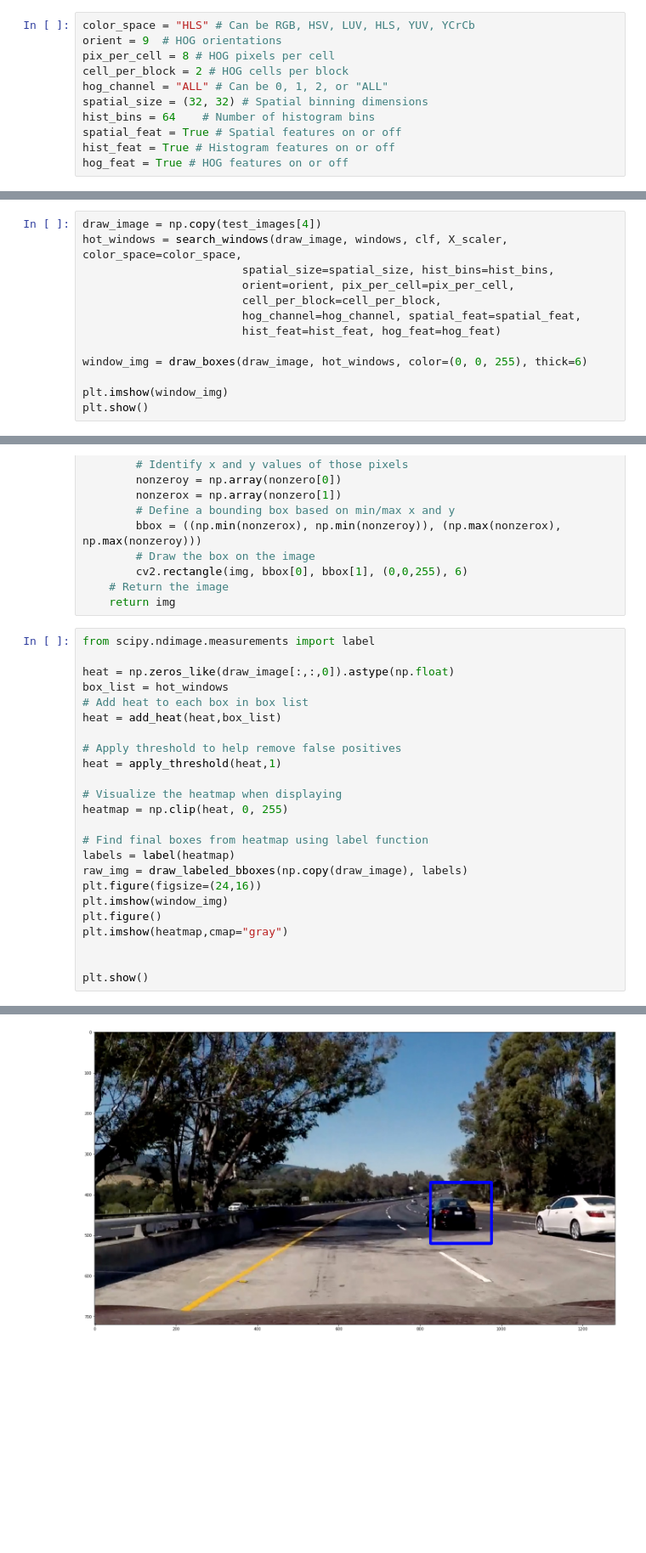
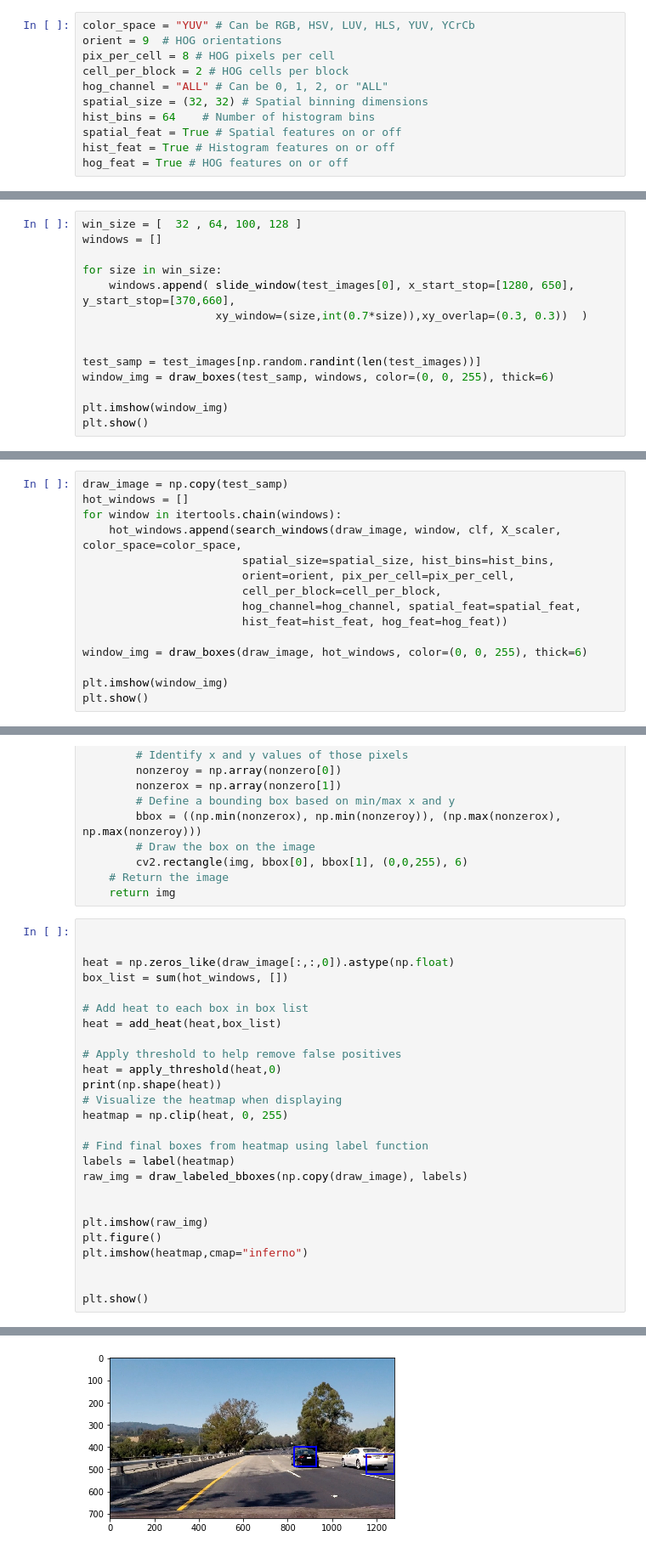
Before and after one commit to amahd/Vehicle-Detection-using-SVM-and-CV, a Jupyter notebook: project5.ipynb, the cells around one changed output, grey strips where cells are left out. Shown at 85% size. Saved outputs shown, nothing was run; the diff lists cells and outputs as text; blank space fills up the shorter version.

Commit message:
Pipeline drawing and plotting

```diff
--- a/project5.ipynb
+++ b/project5.ipynb
@@ -360,7 +332,7 @@ print(len(labels), np.shape(car_images))
 # %% [output]
 3520 (3520, 64, 64, 3)
 # %%
-color_space = "HLS" # Can be RGB, HSV, LUV, HLS, YUV, YCrCb
+color_space = "YUV" # Can be RGB, HSV, LUV, HLS, YUV, YCrCb
 orient = 9  # HOG orientations
 pix_per_cell = 8 # HOG pixels per cell
 cell_per_block = 2 # HOG cells per block
@@ -560,0 +536,14 @@ def search_windows(img, windows, clf, scaler, color_space='RGB',
+# %%
+win_size = [  32 , 64, 100, 128 ]
+windows = []
+
+for size in win_size:
+    windows.append( slide_window(test_images[0], x_start_stop=[1280, 650], y_start_stop=[370,660],
+                    xy_window=(size,int(0.7*size)),xy_overlap=(0.3, 0.3))  )
+
+
+test_samp = test_images[np.random.randint(len(test_images))]
+window_img = draw_boxes(test_samp, windows, color=(0, 0, 255), thick=6)
+
+plt.imshow(window_img)
+plt.show()
@@ -561,11 +552,13 @@ def search_windows(img, windows, clf, scaler, color_space='RGB',
 # %%
-draw_image = np.copy(test_images[4])
-hot_windows = search_windows(draw_image, windows, clf, X_scaler, color_space=color_space,
+draw_image = np.copy(test_samp)
+hot_windows = []
+for window in itertools.chain(windows):
+    hot_windows.append(search_windows(draw_image, window, clf, X_scaler, color_space=color_space,
                         spatial_size=spatial_size, hist_bins=hist_bins,
                         orient=orient, pix_per_cell=pix_per_cell,
                         cell_per_block=cell_per_block,
                         hog_channel=hog_channel, spatial_feat=spatial_feat,
-                        hist_feat=hist_feat, hog_feat=hog_feat)
+                        hist_feat=hist_feat, hog_feat=hog_feat))
 
 window_img = draw_boxes(draw_image, hot_windows, color=(0, 0, 255), thick=6)
 
@@ -607,26 +600,28 @@ def draw_labeled_bboxes(img, labels):
     # Return the image
     return img
 # %%
-from scipy.ndimage.measurements import label
+
 
 heat = np.zeros_like(draw_image[:,:,0]).astype(np.float)
-box_list = hot_windows
+box_list = sum(hot_windows, [])
+
 # Add heat to each box in box list
 heat = add_heat(heat,box_list)
 
 # Apply threshold to help remove false positives
-heat = apply_threshold(heat,1)
-
+heat = apply_threshold(heat,0)
+print(np.shape(heat))
 # Visualize the heatmap when displaying
 heatmap = np.clip(heat, 0, 255)
 
 # Find final boxes from heatmap using label function
 labels = label(heatmap)
 raw_img = draw_labeled_bboxes(np.copy(draw_image), labels)
-plt.figure(figsize=(24,16))
-plt.imshow(window_img)
+
+
+plt.imshow(raw_img)
 plt.figure()
-plt.imshow(heatmap,cmap="gray")
+plt.imshow(heatmap,cmap="inferno")
 
 
 plt.show()
@@ -634 +630 @@ plt.show()
-[figure, old version]
+[figure, new version]
```
Also changed, not shown: parts of 18 cells of this notebook.
